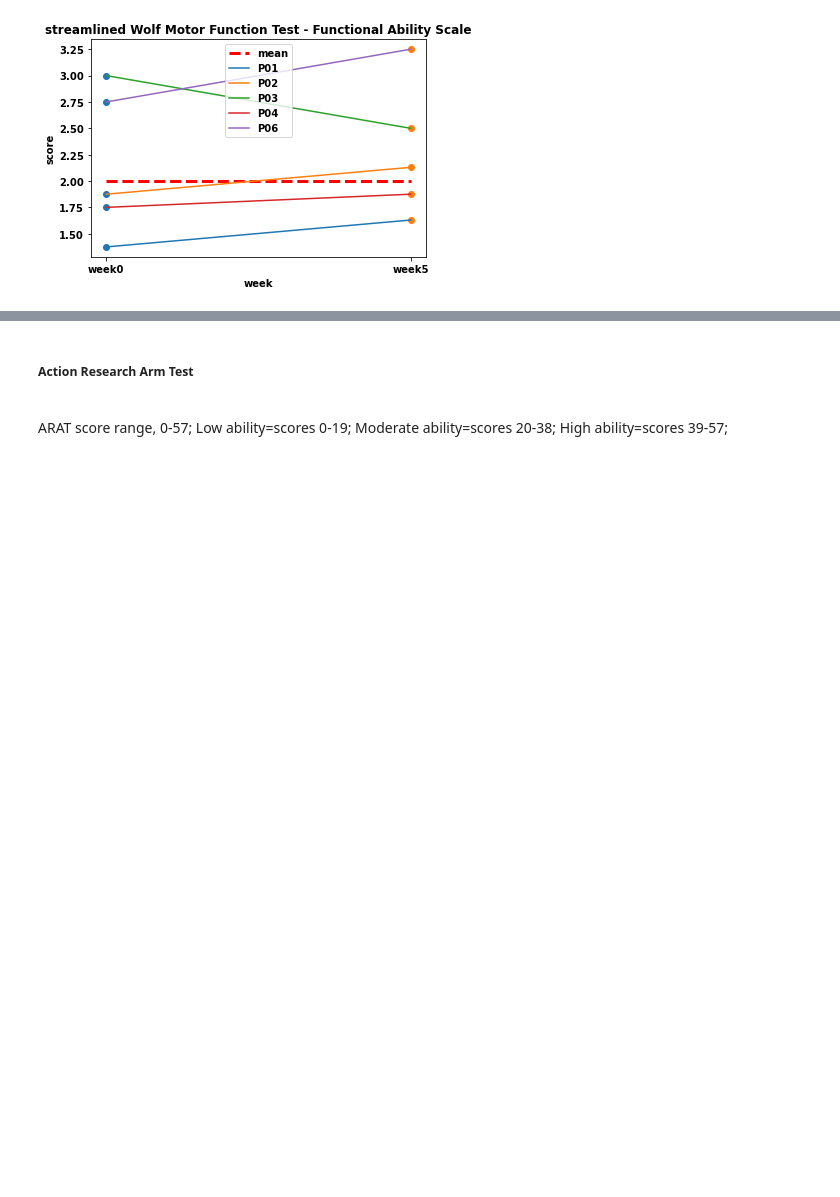
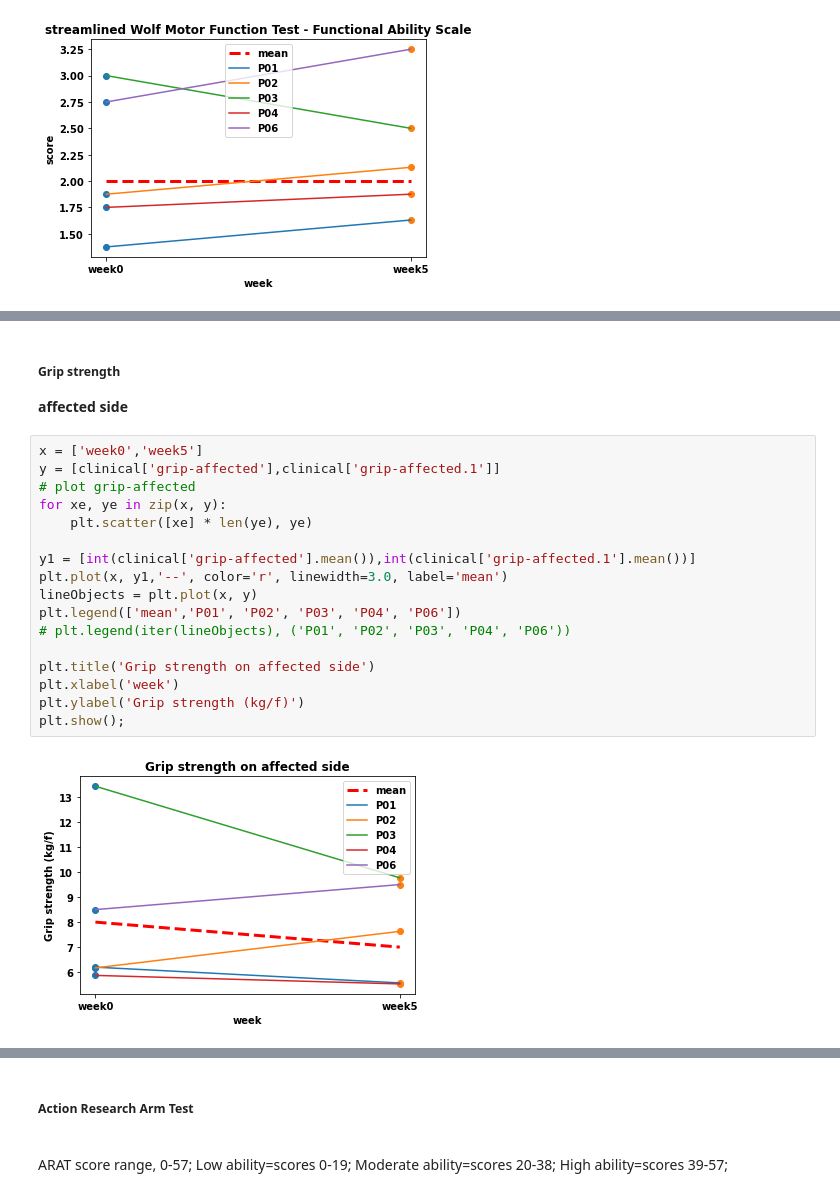
Before and after one commit to doscsy12/robotic_hometherapy, a Jupyter notebook: EDA_K_f.ipynb, the cells around one changed output, grey strips where cells are left out. Saved outputs shown, nothing was run; the diff lists cells and outputs as text; blank space fills up the shorter version.

```diff
--- a/EDA_K_f.ipynb
+++ b/EDA_K_f.ipynb
@@ -491,0 +489,22 @@ p=0.44: no significant differences found in FAS/ timed streamlined Wolf Motor Fu
+# %% [markdown]
+##### Grip strength
+**affected side**
+# %%
+x = ['week0','week5']
+y = [clinical['grip-affected'],clinical['grip-affected.1']]
+# plot grip-affected
+for xe, ye in zip(x, y):
+    plt.scatter([xe] * len(ye), ye)
+
+y1 = [int(clinical['grip-affected'].mean()),int(clinical['grip-affected.1'].mean())]
+plt.plot(x, y1,'--', color='r', linewidth=3.0, label='mean')
+lineObjects = plt.plot(x, y)
+plt.legend(['mean','P01', 'P02', 'P03', 'P04', 'P06'])
+# plt.legend(iter(lineObjects), ('P01', 'P02', 'P03', 'P04', 'P06'))
+
+plt.title('Grip strength on affected side')
+plt.xlabel('week')
+plt.ylabel('Grip strength (kg/f)')
+plt.show();
+# %% [output]
+[figure, added]
```
Also changed, not shown: parts of 29 cells of this notebook.
